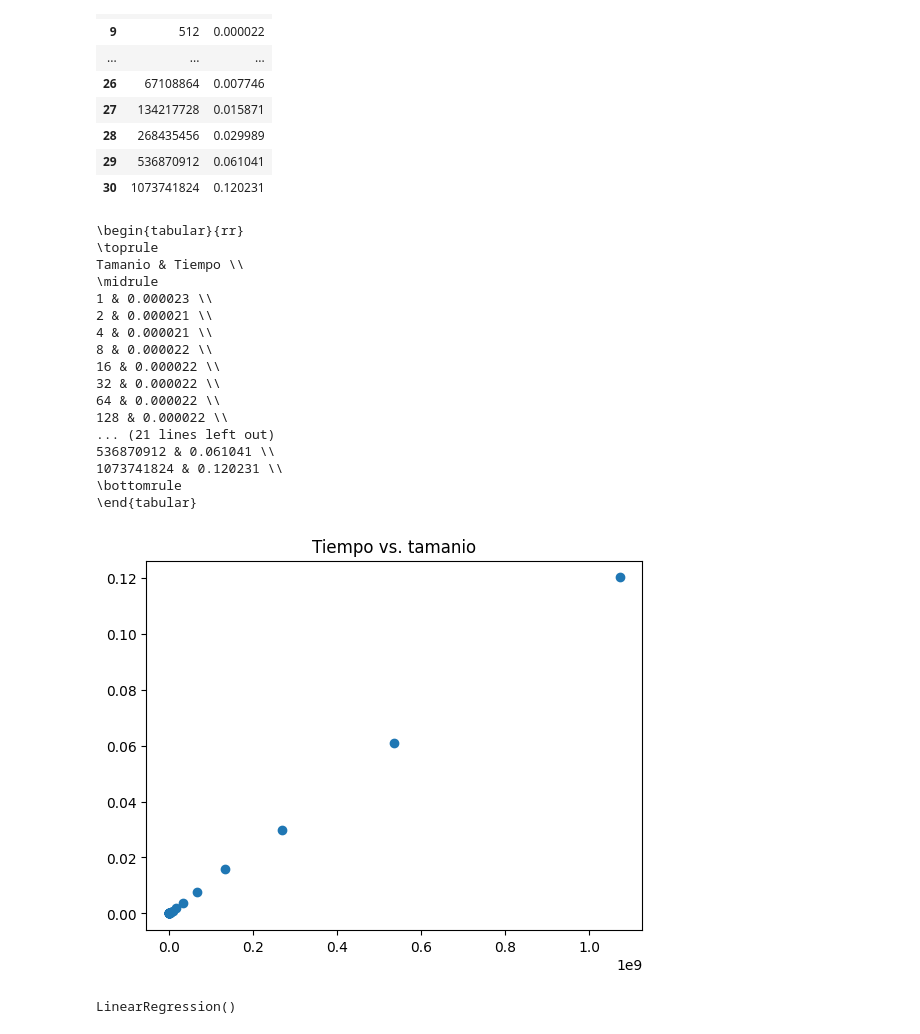
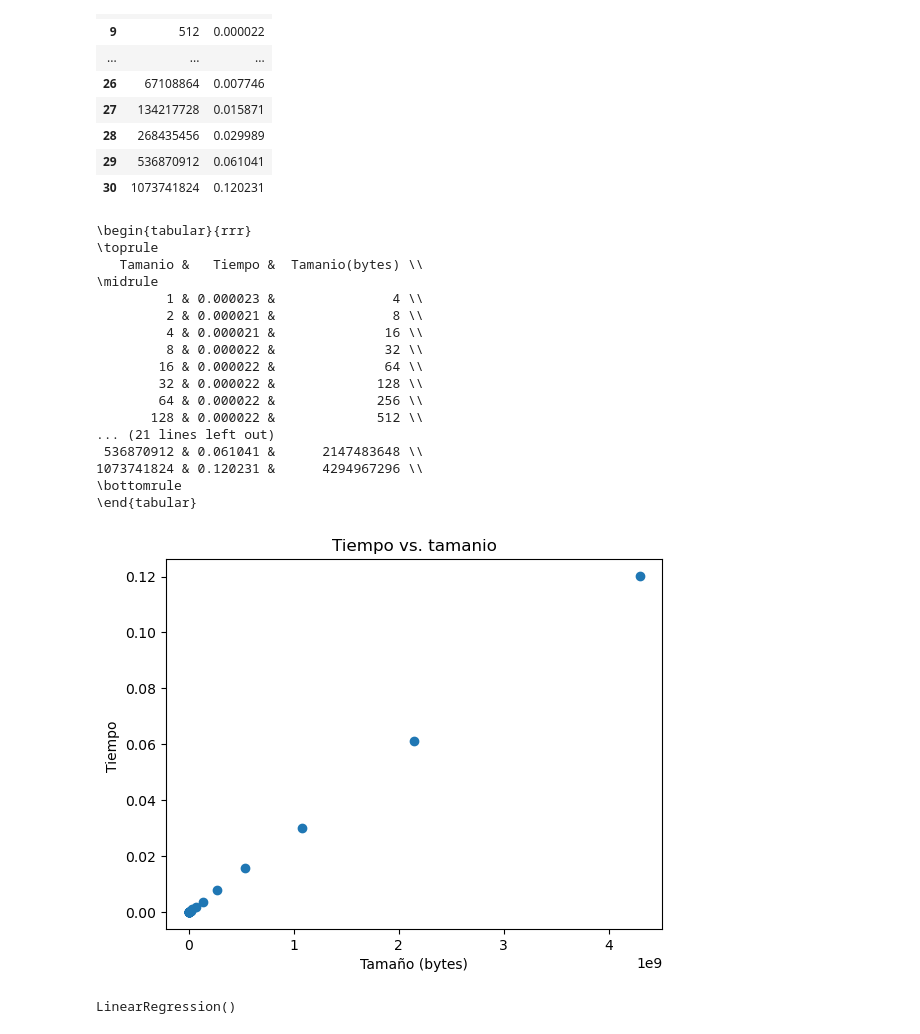
Before and after one commit to justog220/Practica-CAR, a Jupyter notebook: TP 1/EJ 1/análisis.ipynb, the cells around one changed output. Drawn from its saved outputs; the diff is of its cells as text; code cells hidden in the pictures.

```diff
--- a/TP 1/EJ 1/análisis.ipynb
+++ b/TP 1/EJ 1/análisis.ipynb
@@ -34,24 +34,26 @@ dfProm
 | 28 | 268435456 | 0.029989 |
 | 29 | 536870912 | 0.061041 |
 | 30 | 1073741824 | 0.120231 |
+# %%
+dfProm["Tamanio(bytes)"] = dfProm["Tamanio"] * 4
 # %%
 print(dfProm.to_latex(index=False))
 # %% [output]
-\begin{tabular}{rr}
+\begin{tabular}{rrr}
 \toprule
-Tamanio & Tiempo \\
+   Tamanio &   Tiempo &  Tamanio(bytes) \\
 \midrule
-1 & 0.000023 \\
-2 & 0.000021 \\
-4 & 0.000021 \\
-8 & 0.000022 \\
-16 & 0.000022 \\
-32 & 0.000022 \\
-64 & 0.000022 \\
-128 & 0.000022 \\
+         1 & 0.000023 &               4 \\
+         2 & 0.000021 &               8 \\
+         4 & 0.000021 &              16 \\
+         8 & 0.000022 &              32 \\
+        16 & 0.000022 &              64 \\
+        32 & 0.000022 &             128 \\
+        64 & 0.000022 &             256 \\
+       128 & 0.000022 &             512 \\
 ... (21 lines left out)
-536870912 & 0.061041 \\
-1073741824 & 0.120231 \\
+ 536870912 & 0.061041 &      2147483648 \\
+1073741824 & 0.120231 &      4294967296 \\
 \bottomrule
 \end{tabular}
 # %%
@@ -59,11 +61,13 @@ import matplotlib.pyplot as plt
 # %%
 plt.title("Tiempo vs. tamanio")
 
-plt.scatter(dfProm["Tamanio"], dfProm["Tiempo"])
+plt.scatter(dfProm["Tamanio(bytes)"], dfProm["Tiempo"])
+plt.xlabel("Tamaño (bytes)")
+plt.ylabel("Tiempo (s)")
 plt.savefig("salida/scatterej1.png")
 plt.show()
 # %% [output]
-[figure, old version]
+[figure, new version]
 # %%
 from sklearn.linear_model import LinearRegression
 # %%
```
Also changed, not shown: parts of 5 cells of this notebook, 7 other files.
